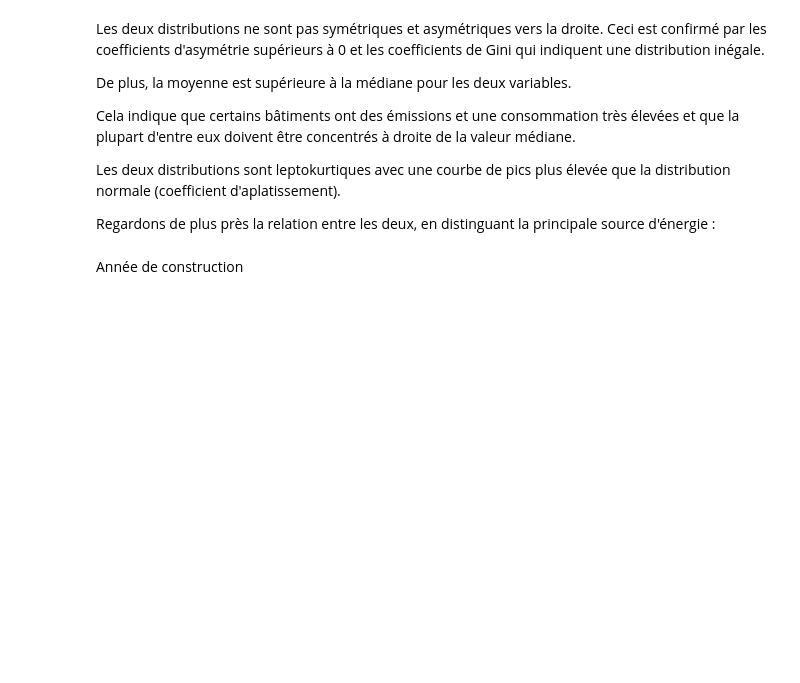
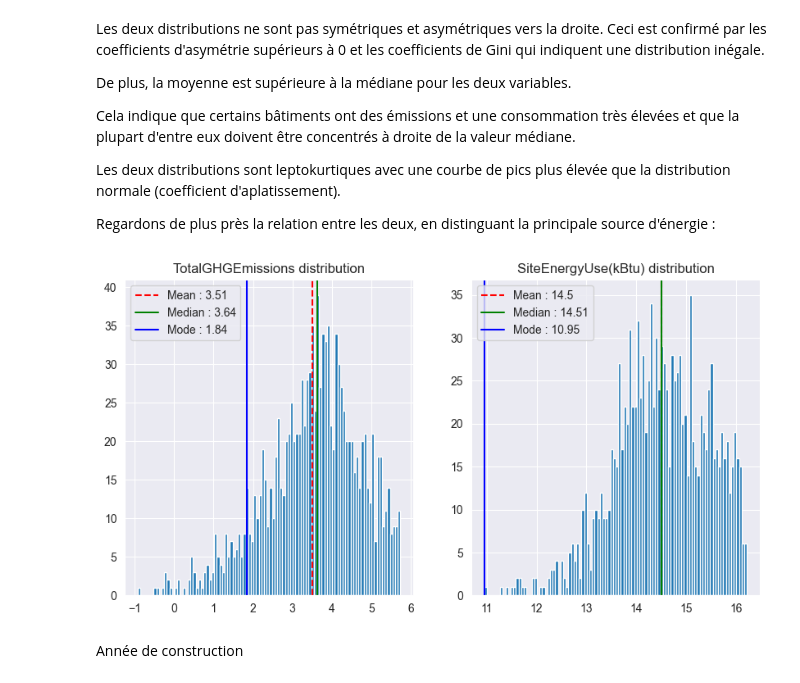
Before and after one commit to Lowriider/ML_P3_04_08_23, a Jupyter notebook: Lardeux_Clément_1_notebook_nettoyage_030823.ipynb, the cells around one changed output. Drawn from its saved outputs; the diff is of its cells as text; code cells hidden in the pictures; blank space fills up the shorter version.

```diff
--- a/Lardeux_Clément_1_notebook_nettoyage_030823.ipynb
+++ b/Lardeux_Clément_1_notebook_nettoyage_030823.ipynb
@@ -309,6 +309,34 @@ Cela indique que certains bâtiments ont des émissions et une consommation trè
 Les deux distributions sont leptokurtiques avec une courbe de pics plus élevée que la distribution normale (coefficient d'aplatissement).
 
 Regardons de plus près la relation entre les deux, en distinguant la principale source d'énergie :
+# %%
+fig2, (ax1,ax2) = plt.subplots(ncols=2, figsize=(10, 5))
+
+# TotalGHGEmissions
+ax1.hist(np.log(data['TotalGHGEmissions']), bins=100)
+ax1.set_title('TotalGHGEmissions distribution')
+mean    =   np.log(data['TotalGHGEmissions']).mean()
+median  =   np.log(data['TotalGHGEmissions']).median()
+mode    =   np.log(data['TotalGHGEmissions']).mode().values[0]
+ax1.axvline(mean,   color='r', linestyle='--',label="Mean : "   +   str(round(mean,2)))
+ax1.axvline(median, color='g', linestyle='-', label="Median : " +   str(round(median,2)))
+ax1.axvline(mode,   color='b', linestyle='-', label="Mode : "   +   str(round(mode,2)))
+ax1.legend()
+# 'SiteEnergyUse(kBtu)'
+ax2.hist(np.log(data['SiteEnergyUse(kBtu)']), bins=100)
+ax2.set_title('SiteEnergyUse(kBtu) distribution')
+mean    =   np.log(data['SiteEnergyUse(kBtu)']).mean()
+median  =   np.log(data['SiteEnergyUse(kBtu)']).median()
+mode    =   np.log(data['SiteEnergyUse(kBtu)']).mode().values[0]
+ax2.axvline(mean,   color='r', linestyle='--',label="Mean : "   +   str(round(mean,2)))
+ax2.axvline(median, color='g', linestyle='-', label="Median : " +   str(round(median,2)))
+ax2.axvline(mode,   color='b', linestyle='-', label="Mode : "   +   str(round(mode,2)))
+
+ax2.legend()
+
+plt.show()
+# %% [output]
+[figure, added]
 # %% [markdown]
 Année de construction
 # %%
```
Also changed, not shown: parts of 5 cells of this notebook, 3 other files.
